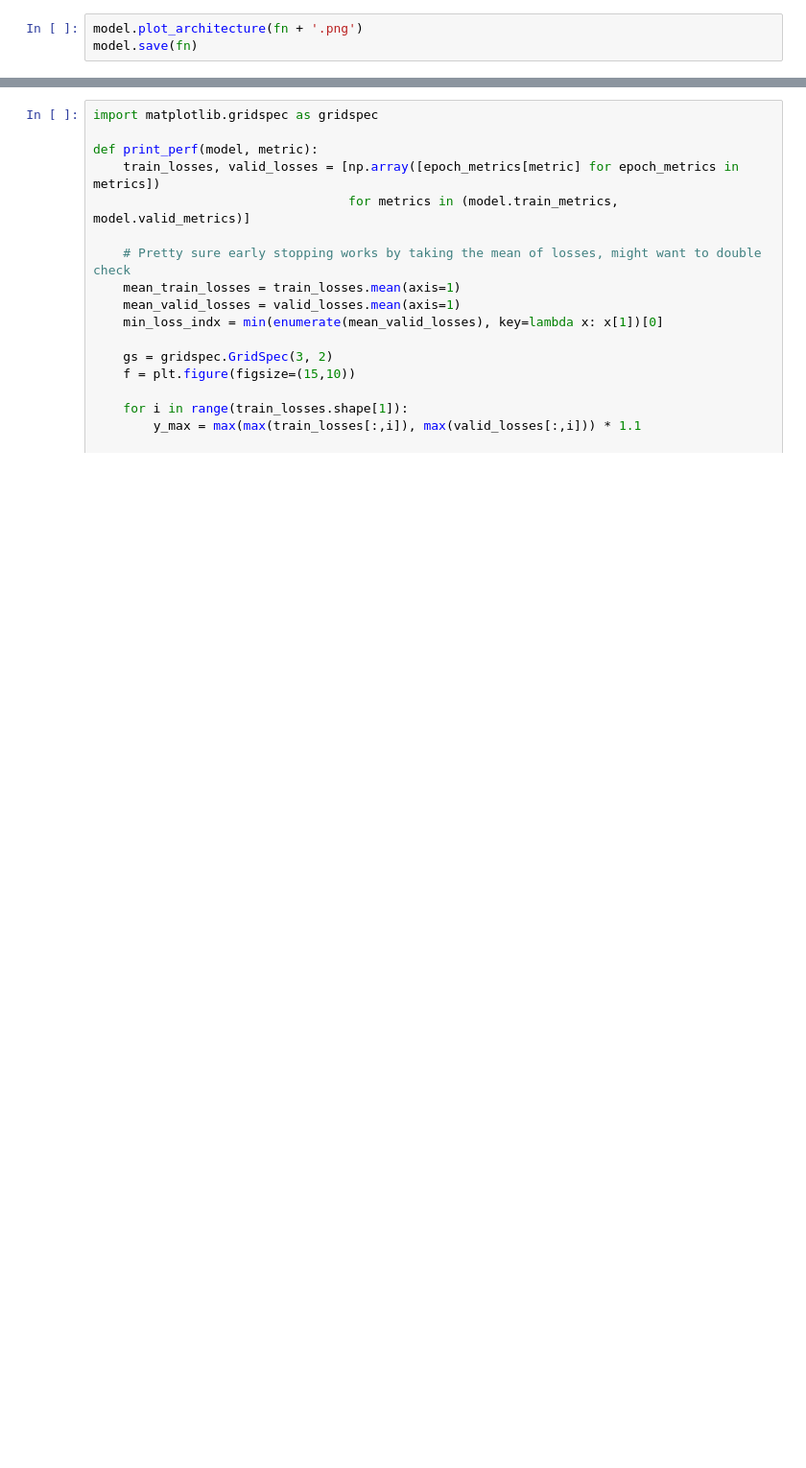
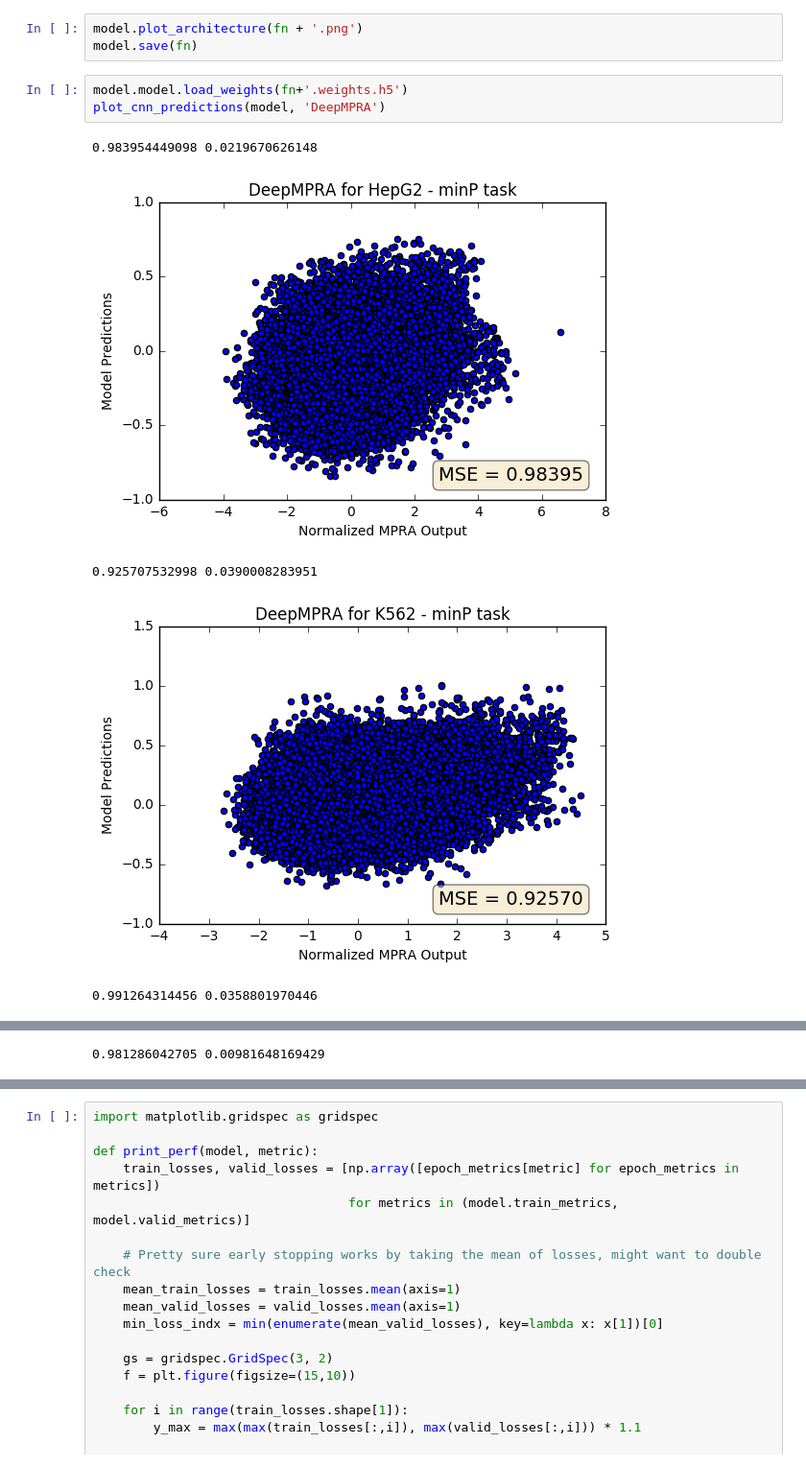
Before and after one commit to kjtian/DeepMPRA, a Jupyter notebook: notebooks/models/build_model.ipynb, the cells around one changed output, grey strips where cells are left out. Shown: that part at 96% size. Saved outputs shown, nothing was run; the diff lists cells and outputs as text; blank space fills up the shorter version.

```diff
--- a/notebooks/models/build_model.ipynb
+++ b/notebooks/models/build_model.ipynb
@@ -284,3 +363,12 @@ NameError: global name 'RegressionResult' is not defined
 # %%
 model.plot_architecture(fn + '.png')
 model.save(fn)
+# %%
+model.model.load_weights(fn+'.weights.h5')
+plot_cnn_predictions(model, 'DeepMPRA')
+# %% [output]
+0.983954449098 0.0219670626148
+[figure, added]
+0.925707532998 0.0390008283951
+[figure, added]
+0.991264314456 0.0358801970446
@@ -286,0 +376 @@ model.save(fn)
+0.981286042705 0.00981648169429
```
Also changed, not shown: parts of 17 cells of this notebook, 1 other file.
